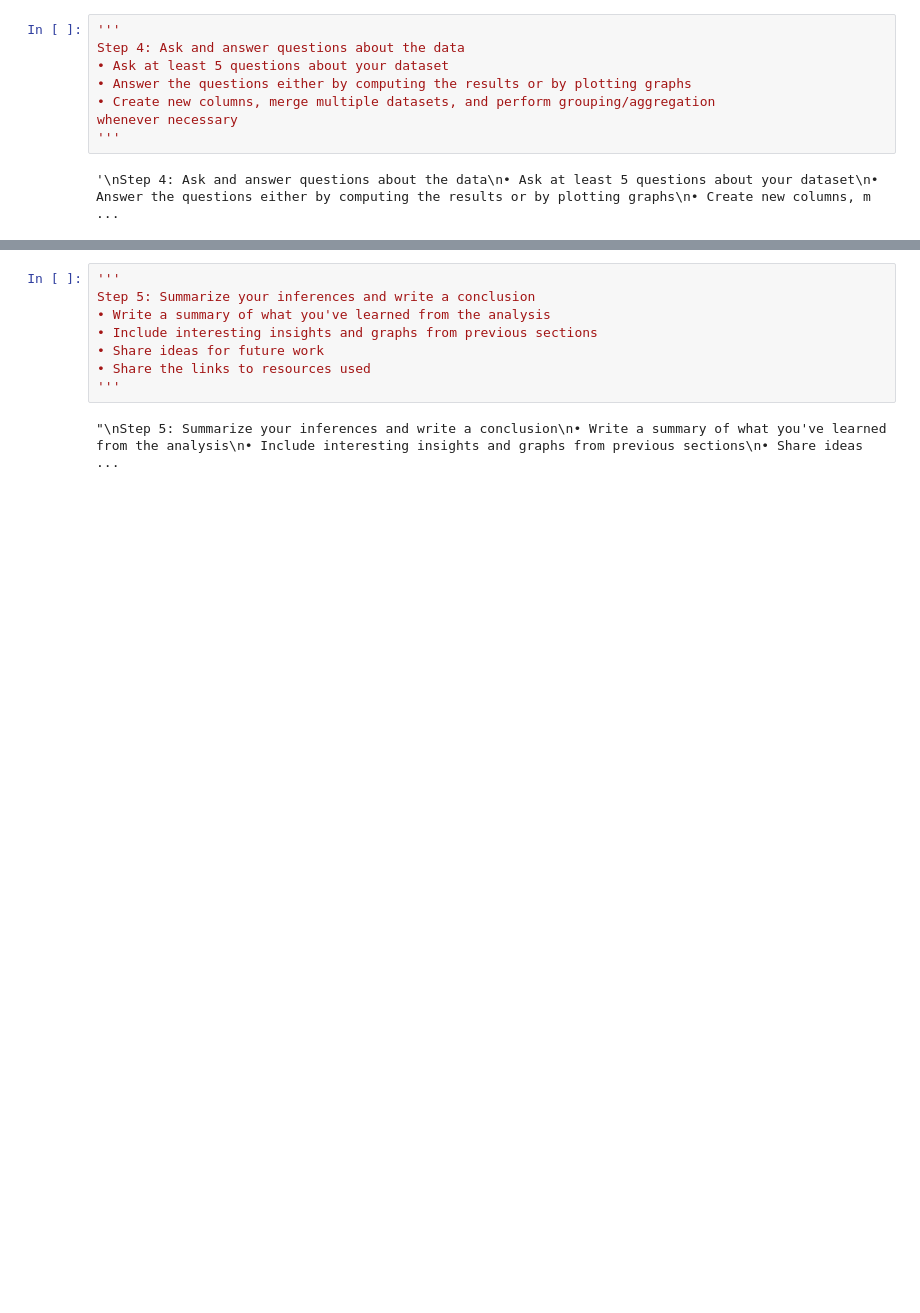
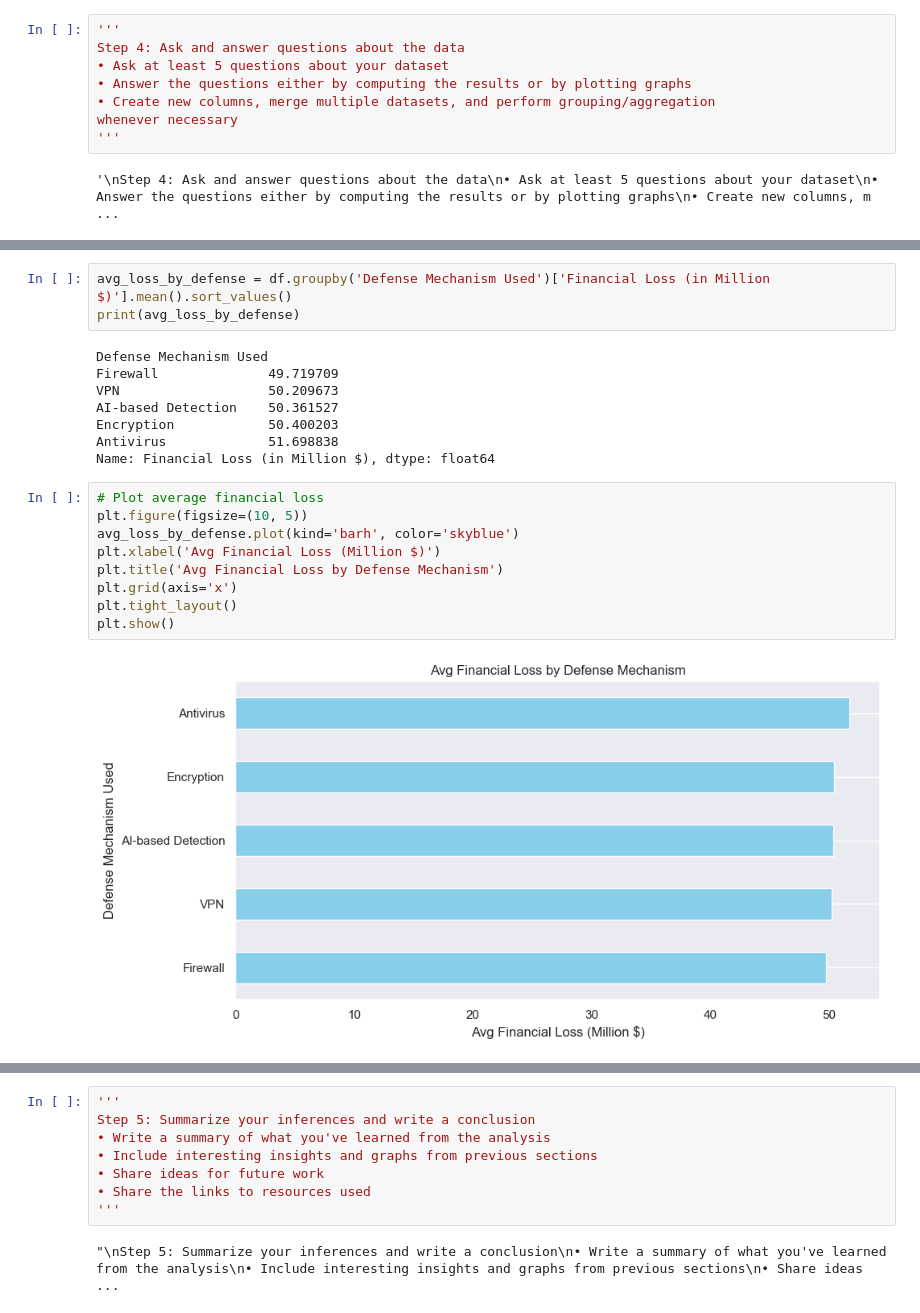
Before and after one commit to soObeibei/CPME255-CyberSecurity, a Jupyter notebook: project.ipynb, the cells around one changed output, grey strips where cells are left out. Drawn from its saved outputs; the diff is of its cells as text; blank space fills up the shorter version.

```diff
--- a/project.ipynb
+++ b/project.ipynb
@@ -357,0 +454,22 @@ whenever necessary
+# %%
+avg_loss_by_defense = df.groupby('Defense Mechanism Used')['Financial Loss (in Million $)'].mean().sort_values()
+print(avg_loss_by_defense)
+# %% [output]
+Defense Mechanism Used
+Firewall              49.719709
+VPN                   50.209673
+AI-based Detection    50.361527
+Encryption            50.400203
+Antivirus             51.698838
+Name: Financial Loss (in Million $), dtype: float64
+# %%
+# Plot average financial loss
+plt.figure(figsize=(10, 5))
+avg_loss_by_defense.plot(kind='barh', color='skyblue')
+plt.xlabel('Avg Financial Loss (Million $)')
+plt.title('Avg Financial Loss by Defense Mechanism')
+plt.grid(axis='x')
+plt.tight_layout()
+plt.show()
+# %% [output]
+[figure, added]
```
Also changed, not shown: parts of 27 cells of this notebook.
